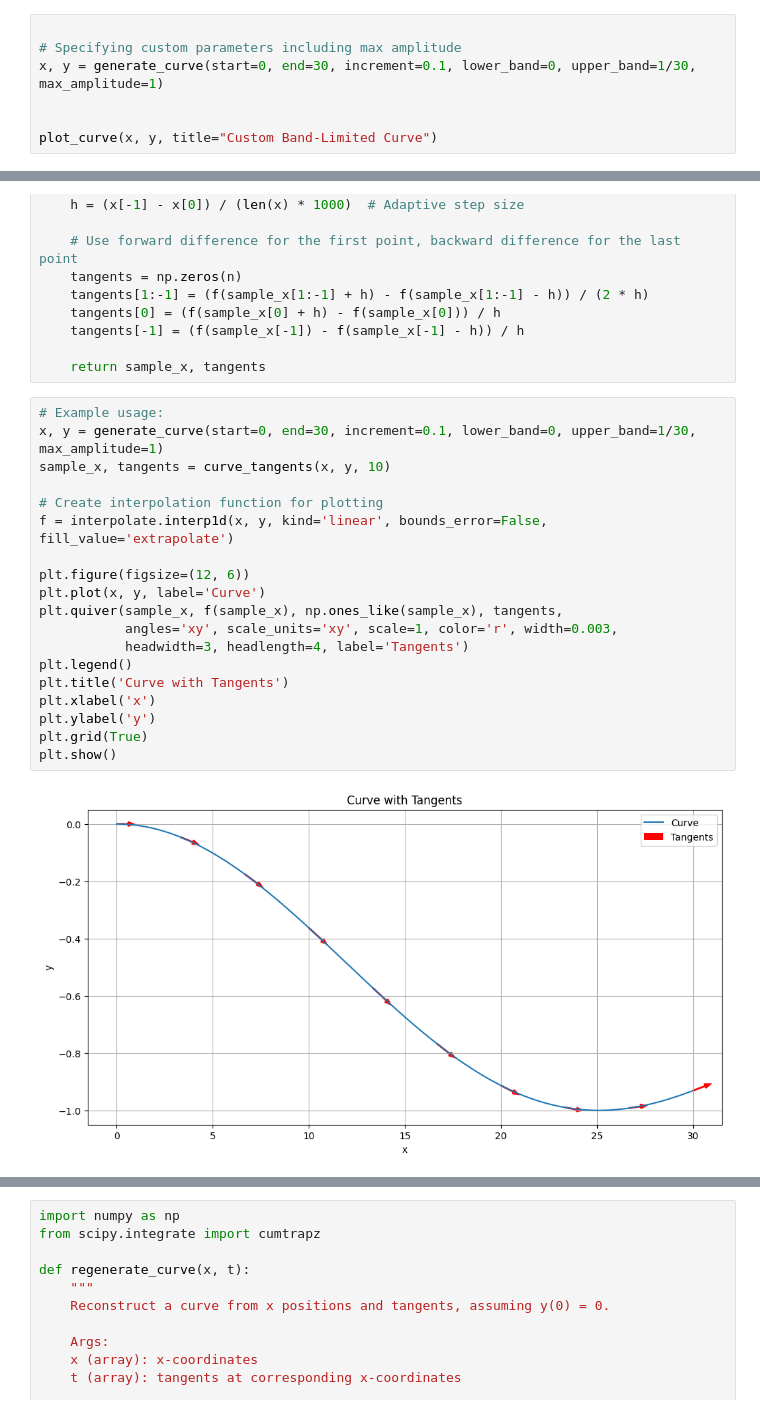
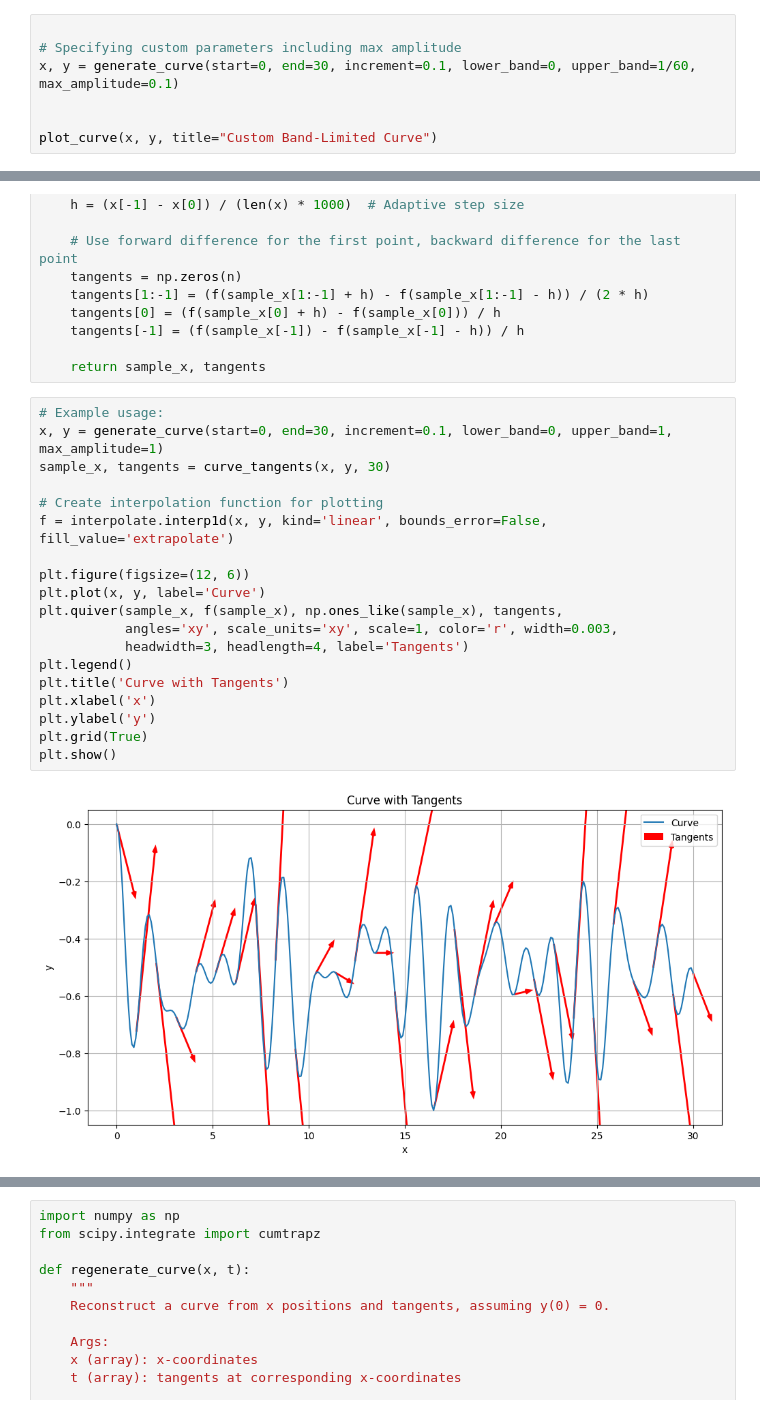
Before and after one commit to everyunitone/OTS_Reconstruction, a Jupyter notebook: main.ipynb, the cells around one changed output, grey strips where cells are left out. Drawn from its saved outputs; the diff is of its cells as text.

Commit message:
added different curve fitting options, still a bit buggy but definitely improved situation

```diff
--- a/main.ipynb
+++ b/main.ipynb
@@ -57,7 +57,7 @@ def plot_curve(x, y, title="Band-Limited Curve"):
 # %%
 
 # Specifying custom parameters including max amplitude
-x, y = generate_curve(start=0, end=30, increment=0.1, lower_band=0, upper_band=1/30, max_amplitude=1)
+x, y = generate_curve(start=0, end=30, increment=0.1, lower_band=0, upper_band=1/60, max_amplitude=0.1)
 
 
 plot_curve(x, y, title="Custom Band-Limited Curve")
@@ -98,22 +98,22 @@ def curve_tangents(x, y, n):
     return sample_x, tangents
 # %%
 # Example usage:
-x, y = generate_curve(start=0, end=30, increment=0.1, lower_band=0, upper_band=1/30, max_amplitude=1)
-sample_x, tangents = curve_tangents(x, y, 10)
+x, y = generate_curve(start=0, end=30, increment=0.1, lower_band=0, upper_band=1, max_amplitude=1)
+sample_x, tangents = curve_tangents(x, y, 30)
 
 # Create interpolation function for plotting
 f = interpolate.interp1d(x, y, kind='linear', bounds_error=False, fill_value='extrapolate')
 
 plt.figure(figsize=(12, 6))
 plt.plot(x, y, label='Curve')
 plt.quiver(sample_x, f(sample_x), np.ones_like(sample_x), tangents,
            angles='xy', scale_units='xy', scale=1, color='r', width=0.003,
            headwidth=3, headlength=4, label='Tangents')
 plt.legend()
 plt.title('Curve with Tangents')
 plt.xlabel('x')
 plt.ylabel('y')
 plt.grid(True)
 plt.show()
 # %% [output]
-[figure, old version]
+[figure, new version]
```
Also changed, not shown: parts of 7 cells of this notebook.
